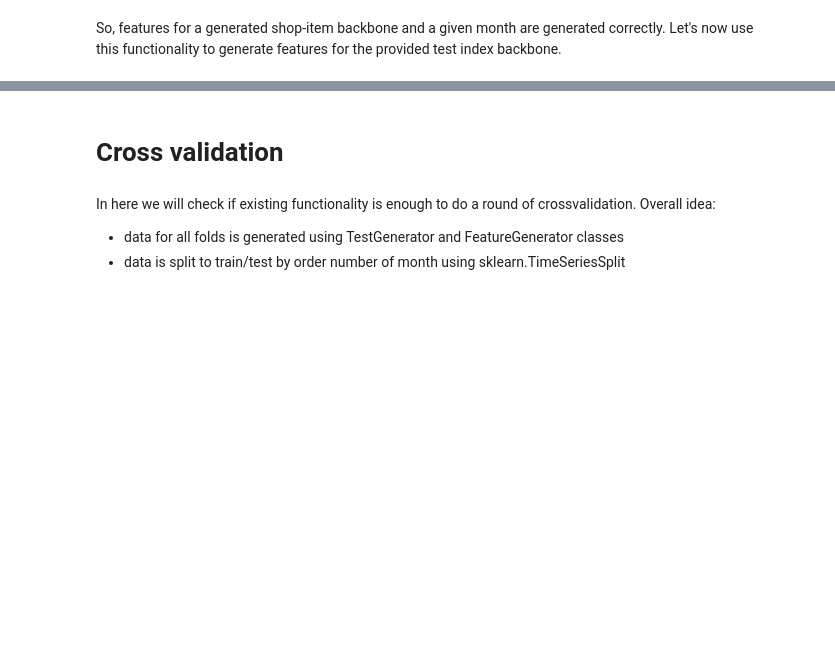
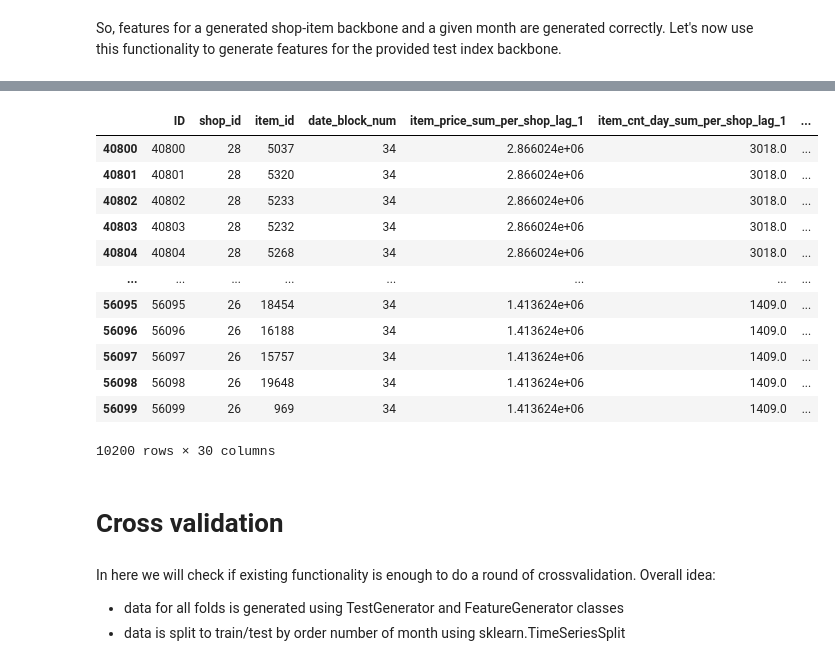
Before and after one commit to igor-cheb/retail_sales_prediction, a Jupyter notebook: ETL.ipynb, the cells around one changed output, grey strips where cells are left out. Drawn from its saved outputs; the diff is of its cells as text; code cells hidden in the pictures; blank space fills up the shorter version.

```diff
--- a/ETL.ipynb
+++ b/ETL.ipynb
@@ -214,3 +227,20 @@ test_features_df.head()
+# %%
+train_shop_range = range(COLS_MIN_MAX['shop_id'][0], COLS_MIN_MAX['shop_id'][1]+1)
+test_features_df[test_features_df['shop_id'].isin(train_shop_range)]
+# %% [output]
+|  | ID | shop_id | item_id | date_block_num | item_price_sum_per_shop_lag_1 | item_cnt_day_sum_per_shop_lag_1 | ... |
+| 40800 | 40800 | 28 | 5037 | 34 | 2.866024e+06 | 3018.0 | ... |
+| 40801 | 40801 | 28 | 5320 | 34 | 2.866024e+06 | 3018.0 | ... |
+| 40802 | 40802 | 28 | 5233 | 34 | 2.866024e+06 | 3018.0 | ... |
+| 40803 | 40803 | 28 | 5232 | 34 | 2.866024e+06 | 3018.0 | ... |
+| 40804 | 40804 | 28 | 5268 | 34 | 2.866024e+06 | 3018.0 | ... |
+| ... | ... | ... | ... | ... | ... | ... | ... |
+| 56095 | 56095 | 26 | 18454 | 34 | 1.413624e+06 | 1409.0 | ... |
+| 56096 | 56096 | 26 | 16188 | 34 | 1.413624e+06 | 1409.0 | ... |
+| 56097 | 56097 | 26 | 15757 | 34 | 1.413624e+06 | 1409.0 | ... |
+| 56098 | 56098 | 26 | 19648 | 34 | 1.413624e+06 | 1409.0 | ... |
+| 56099 | 56099 | 26 | 969 | 34 | 1.413624e+06 | 1409.0 | ... |
+10200 rows × 30 columns
 # %% [markdown]
 # Cross validation
 # %% [markdown]
```
Also changed, not shown: parts of 4 cells of this notebook, 2 other files.
